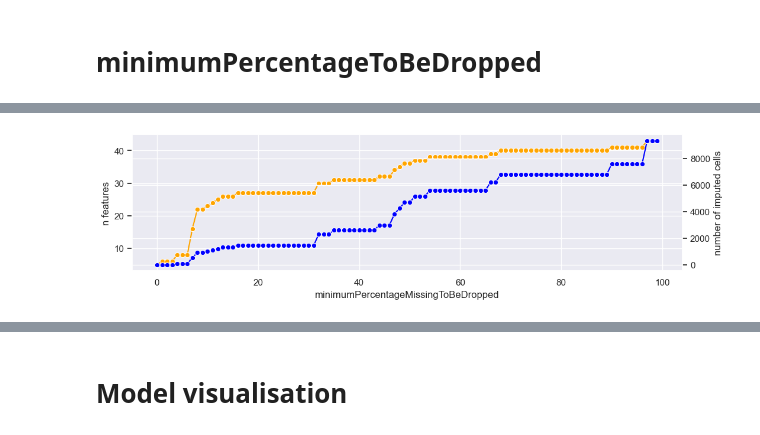
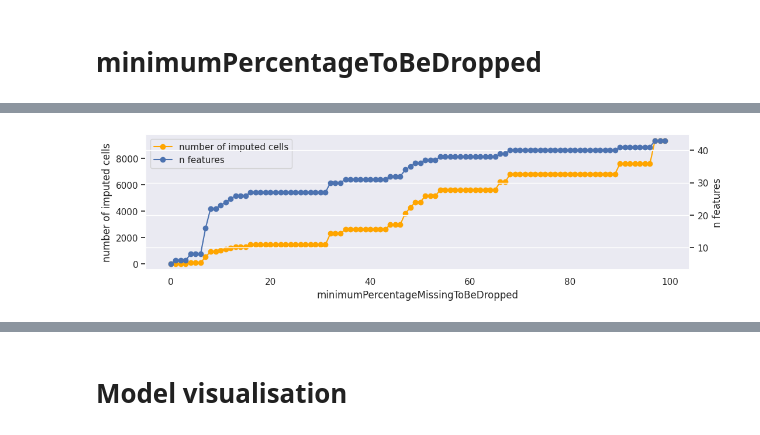
Before and after one commit to FinnHuelsbusch/UniMannheim-DataMining, a Jupyter notebook: Analyse.ipynb, the cells around one changed output, grey strips where cells are left out. Cells and saved outputs as stored; diff of their text form; code cells hidden in the pictures.

```diff
--- a/Analyse.ipynb
+++ b/Analyse.ipynb
@@ -338,15 +345,24 @@ plt.show()
-# %%
-from matplotlib.lines import Line2D
-
-
-ax1 = sns.lineplot(data=test, y="columns", x=test.index, color="orange", marker='o')
-ax2 = sns.lineplot(data=test, y="number of imputed cells", x=test.index, ax=ax1.twinx(), color="blue", marker='o')
-ax1.set_ylabel('n features')
-ax1.set_xlabel('minimumPercentageMissingToBeDropped')
-ax2.set_ylabel('number of imputed cells')
-plt.show()
-# %% [output]
-[figure, removed]
+# %%
+from matplotlib.lines import Line2D
+fig, ax = plt.subplots(1)
+ax.grid()
+lns1 = ax.plot(test.index, test["number of imputed cells"], '-o', label = 'number of imputed cells', color = 'orange')
+ax2 = ax.twinx()
+lns2 = ax2.plot(test.index, test["columns"], '-o', label = 'n features')
+
+ax.set_xlabel('minimumPercentageMissingToBeDropped')
+ax.set_ylabel('number of imputed cells')
+ax2.set_ylabel('n features')
+
+
+# added these three lines
+lns = lns1 + lns2
+labs = [l.get_label() for l in lns]
+legend = ax.legend(lns, labs, loc=2, bbox_to_anchor=(0,1))
+
+plt.show()
+# %% [output]
+[figure, added]
 # %%
 percentage_missing = ((df.isna().sum() / len(df) * 100).round(2)).to_dict()
 test = {}
```
Also changed, not shown: parts of 7 cells of this notebook, 3 other files.
